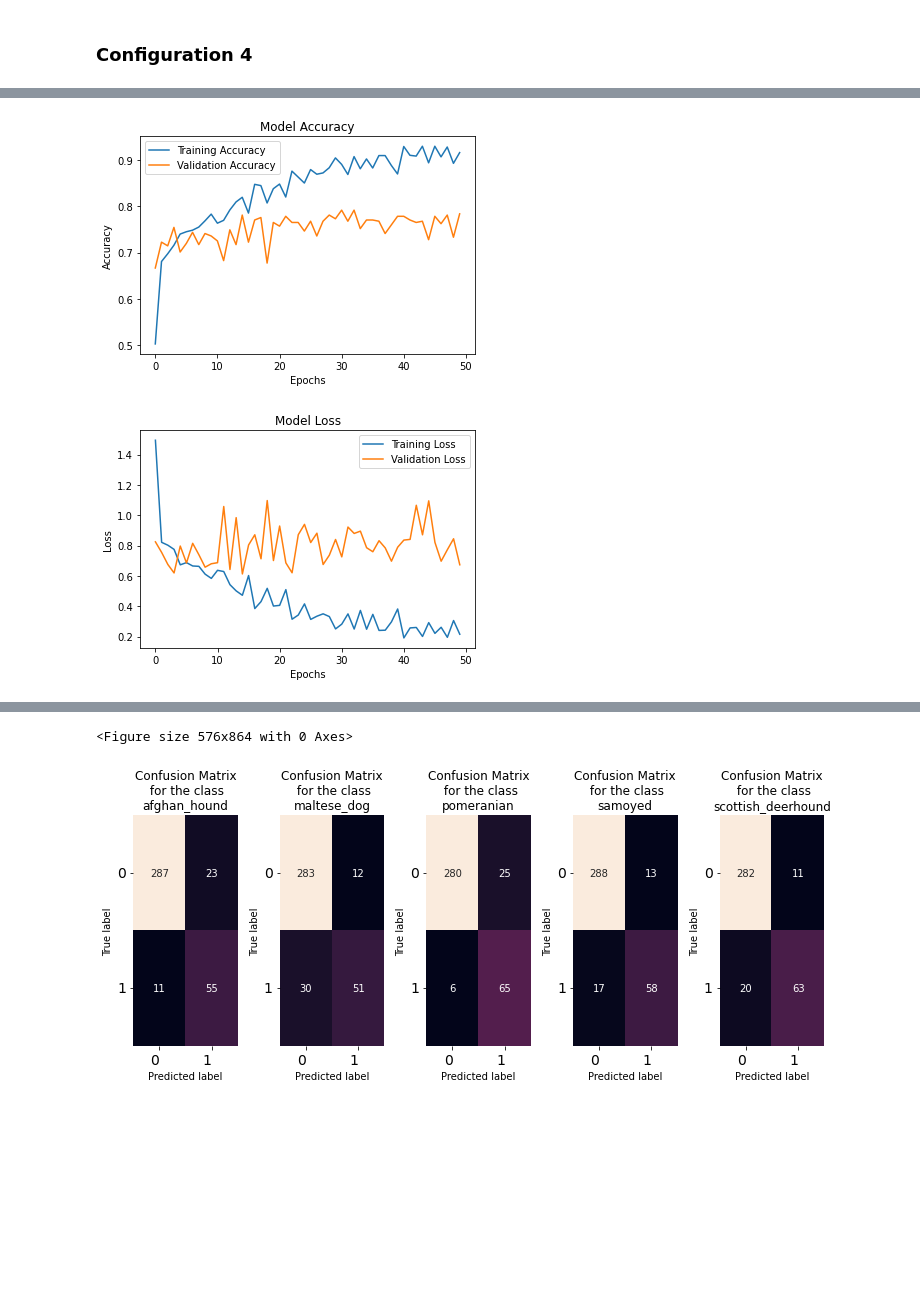
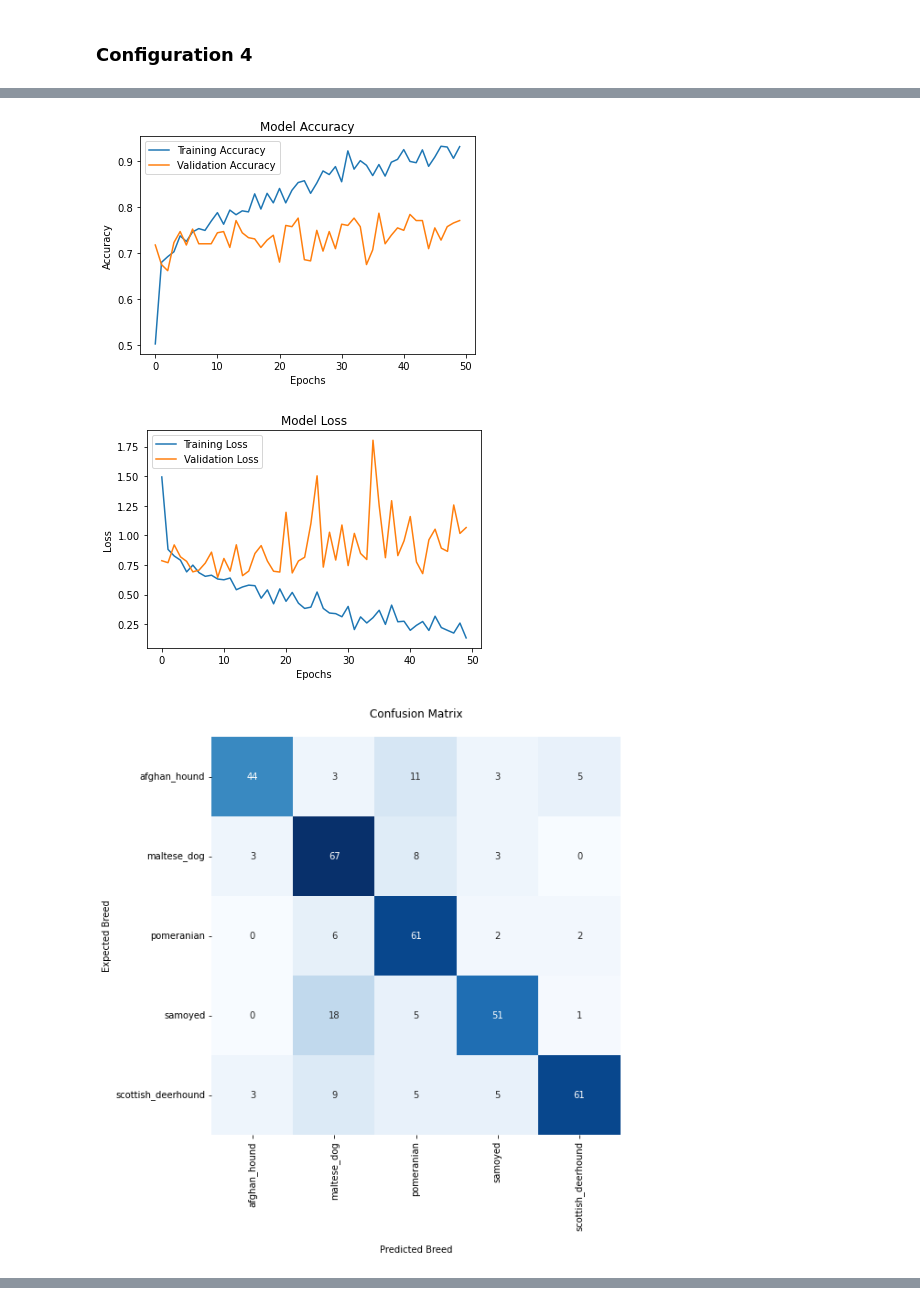
Before and after one commit to VincentNFR/openclassrooms_p06, a Jupyter notebook: pretrained/vgg16/vgg16_from_imagenet_config_3_4.ipynb, the cells around one changed output, grey strips where cells are left out. Saved outputs shown, nothing was run; the diff lists cells and outputs as text; code cells hidden in the pictures; blank space fills up the shorter version.

```diff
--- a/pretrained/vgg16/vgg16_from_imagenet_config_3_4.ipynb
+++ b/pretrained/vgg16/vgg16_from_imagenet_config_3_4.ipynb
@@ -86,0 +39,31 @@ def evaluate_model(model, X_test, y_test, convert_labels):
+# %%
+from sklearn.metrics import confusion_matrix, classification_report
+
+with open('/content/drive/MyDrive/Colab Notebooks/OpenClassRooms/6/saved_model/label_bin.pkl', 'rb') as f:
+    lb = pickle.load(f)
+
+display(lb.classes_)
+
+def evaluate_model(model, X_test, y_test, lb):
+    ### Predict
+    y_pred = [lb.classes_[np.argmax(model.predict(np.expand_dims(_X_test, axis=0)))] for _X_test in X_test]
+
+    #Get the confusion matrix
+    cf_matrix = confusion_matrix(lb.inverse_transform(y_test), y_pred)
+
+    plt.figure(figsize=(8,8))
+    ax = sns.heatmap(cf_matrix, annot=True, cmap='Blues', cbar=False)
+
+    ax.set_title('Confusion Matrix\n');
+    ax.set_xlabel('\nPredicted Breed')
+    ax.set_ylabel('Expected Breed');
+
+    ## Ticket labels - List must be in alphabetical order
+    ax.xaxis.set_ticklabels(lb.classes_, rotation=90)
+    ax.yaxis.set_ticklabels(lb.classes_, rotation=0)
+
+    ## Display the visualization of the Confusion Matrix.
+    plt.show()
+    ### Scores
+    print('\n\n')
+    print(classification_report(y_test,lb.transform(y_pred)))
@@ -292,7 +277,7 @@ plt.xlabel('Epochs')
 plt.legend(['Training Loss','Validation Loss'])
 plt.show()
 
-evaluate_model(model, X_test, y_test, convert_labels)
+evaluate_model(model, X_test, y_test, lb)
 # %% [output]
 Model: "sequential_1"
 _________________________________________________________________
@@ -314,4 +299,5 @@ Epoch 50/50
-[figure, old version]
+[figure, new version]
-[figure, old version]
+[figure, new version]
+[figure, new version]
               precision    recall  f1-score   support
 
@@ -328,2 +313,0 @@ weighted avg       0.79      0.78      0.77       376
-<Figure size 576x864 with 0 Axes>
-[figure, old version]
```
Also changed, not shown: parts of 7 cells of this notebook.
